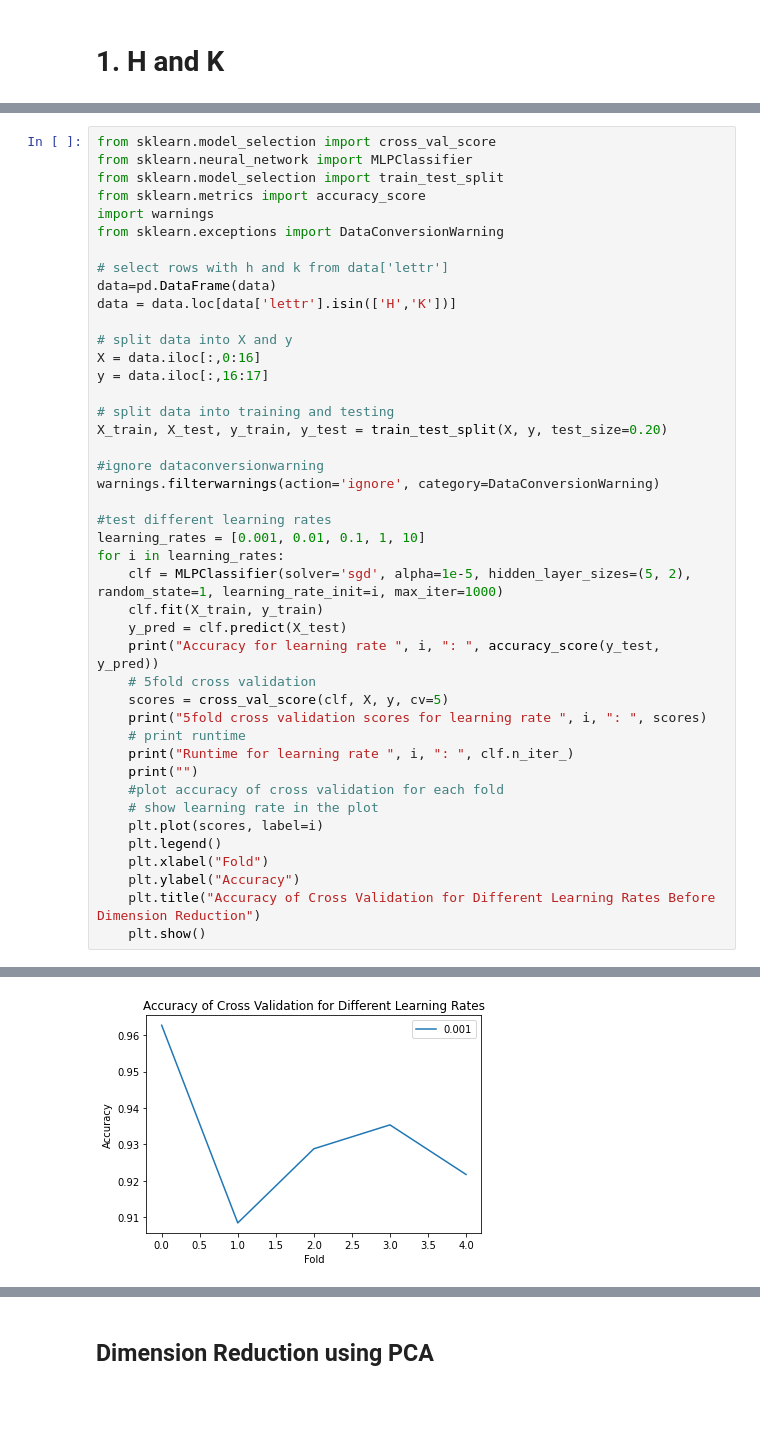
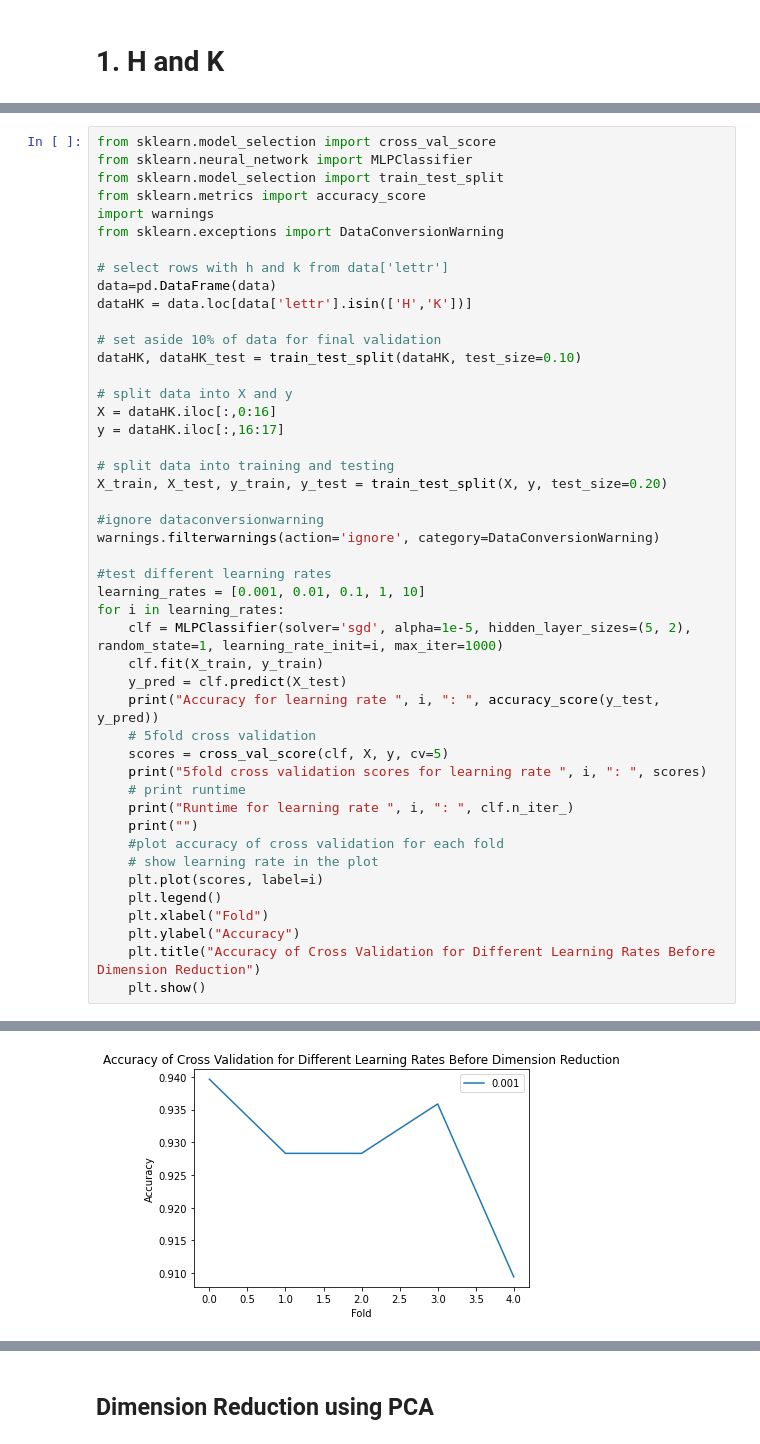
Before and after one commit to bendjko/514A-Programming-Assignment-2, a Jupyter notebook: main.ipynb, the cells around one changed output, grey strips where cells are left out. Saved outputs shown, nothing was run; the diff lists cells and outputs as text; blank space fills up the shorter version.

```diff
--- a/main.ipynb
+++ b/main.ipynb
@@ -158,11 +157,14 @@ from sklearn.exceptions import DataConversionWarning
 
 # select rows with h and k from data['lettr']
 data=pd.DataFrame(data)
-data = data.loc[data['lettr'].isin(['H','K'])]
+dataHK = data.loc[data['lettr'].isin(['H','K'])]
+
+# set aside 10% of data for final validation
+dataHK, dataHK_test = train_test_split(dataHK, test_size=0.10)
 
 # split data into X and y
-X = data.iloc[:,0:16]
-y = data.iloc[:,16:17]
+X = dataHK.iloc[:,0:16]
+y = dataHK.iloc[:,16:17]
 
 # split data into training and testing
 X_train, X_test, y_train, y_test = train_test_split(X, y, test_size=0.20)
@@ -198 +200 @@ Runtime for learning rate  0.001 :  249
-[figure, old version]
+[figure, new version]
```
Also changed, not shown: parts of 28 cells of this notebook, 1 other file.
